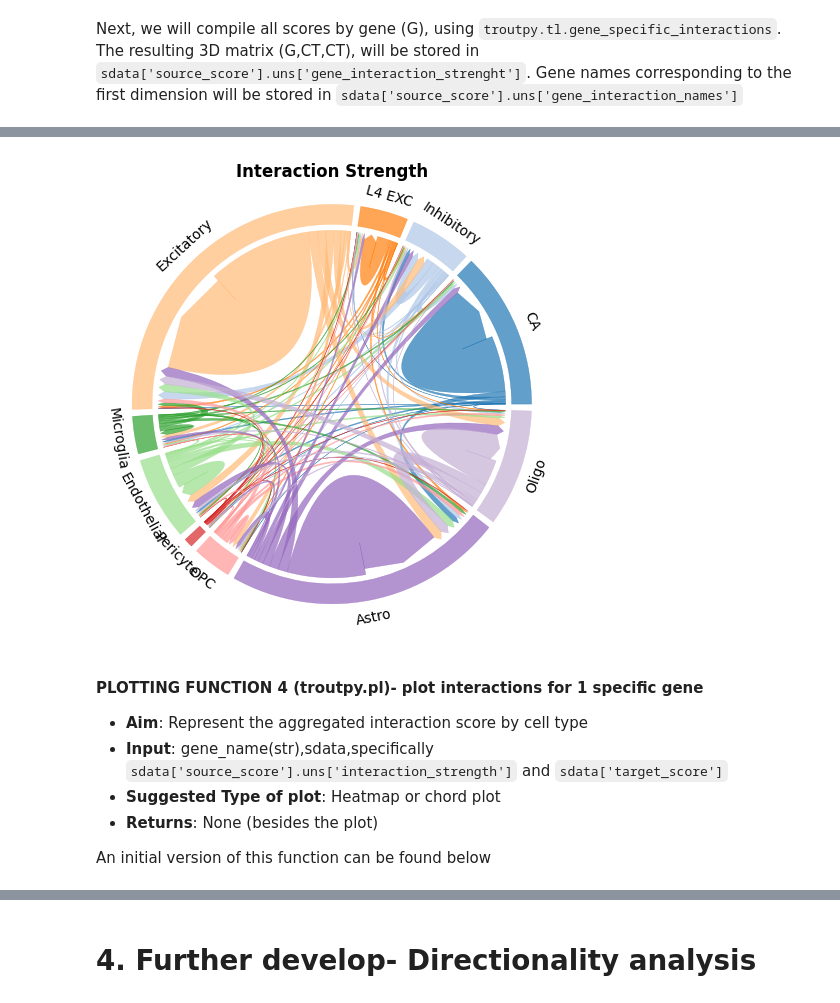
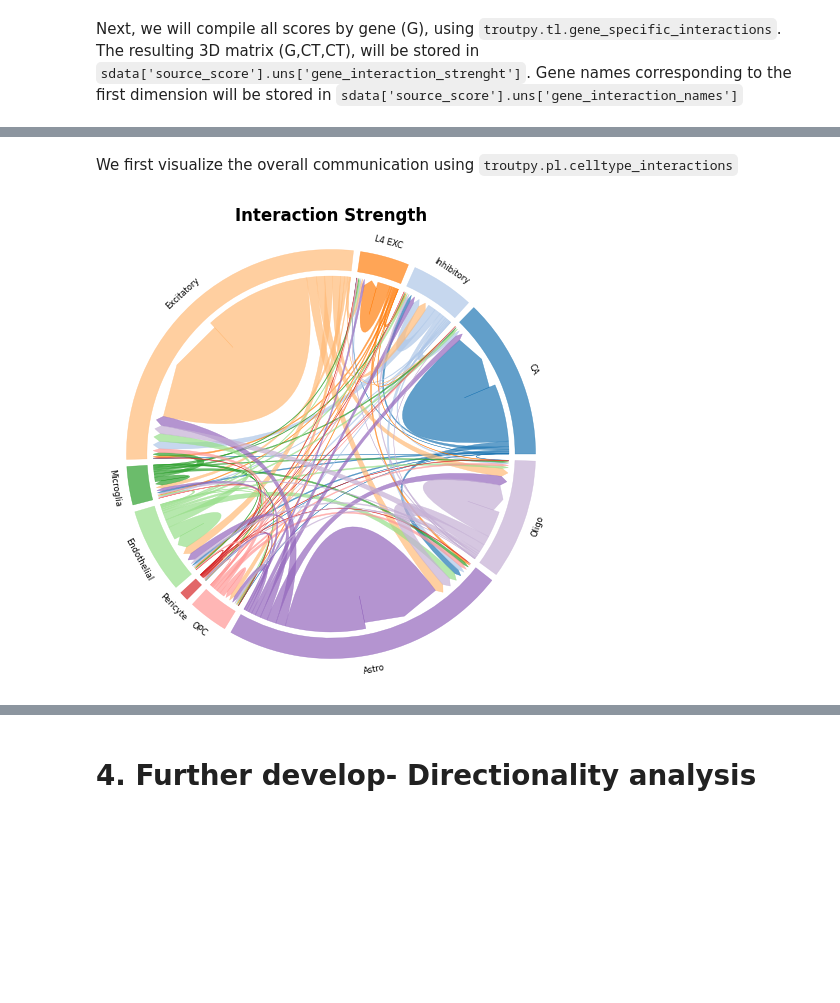
Before and after one commit to theislab/troutpy, a Jupyter notebook: notebooks/spatialdata_tutorials/5_explore_comunication.ipynb, the cells around one changed output, grey strips where cells are left out. Saved outputs shown, nothing was run; the diff lists cells and outputs as text; code cells hidden in the pictures; blank space fills up the shorter version.

Commit message:
sainsc-first-implement

```diff
--- a/notebooks/spatialdata_tutorials/5_explore_comunication.ipynb
+++ b/notebooks/spatialdata_tutorials/5_explore_comunication.ipynb
@@ -222,22 +88,0 @@ def plot_celltype_communication(sdata, kind="heatmap", celltype_key="cell type",
-# %%
-plot_celltype_communication(
-    sdata,
-    kind="chord",
-    celltype_key="cell type",
-    vmax=None,
-    vmin=None,
-    cmap="BuPu",
-    figsize=(5, 5),
-    cbar_pos=(0.001, 0.42, 0.003, 0.2),
-    linewidths=0.75,
-)
-# %% [output]
-[figure, removed]
-# %% [markdown]
-#### PLOTTING FUNCTION 4 (troutpy.pl)- plot interactions for 1 specific gene
-- **Aim**: Represent the aggregated interaction score by cell type
-- **Input**: gene_name(str),sdata,specifically `sdata['source_score'].uns['interaction_strength']` and `sdata['target_score']`
-- **Suggested Type of plot**: Heatmap or chord plot
--  **Returns**: None (besides the plot)
-
-An initial version of this function can be found below
@@ -306,0 +89,8 @@ def plot_gene_communication(
+# %% [markdown]
+
+We first visualize the overall communication using ``troutpy.pl.celltype_interactions``
+# %%
+troutpy.pl.celltype_communication(sdata,kind="chord",
+    celltype_key="cell type",figsize=(4,4))
+# %% [output]
+[figure, added]
```
Also changed, not shown: parts of 22 cells of this notebook, 5 other files.
